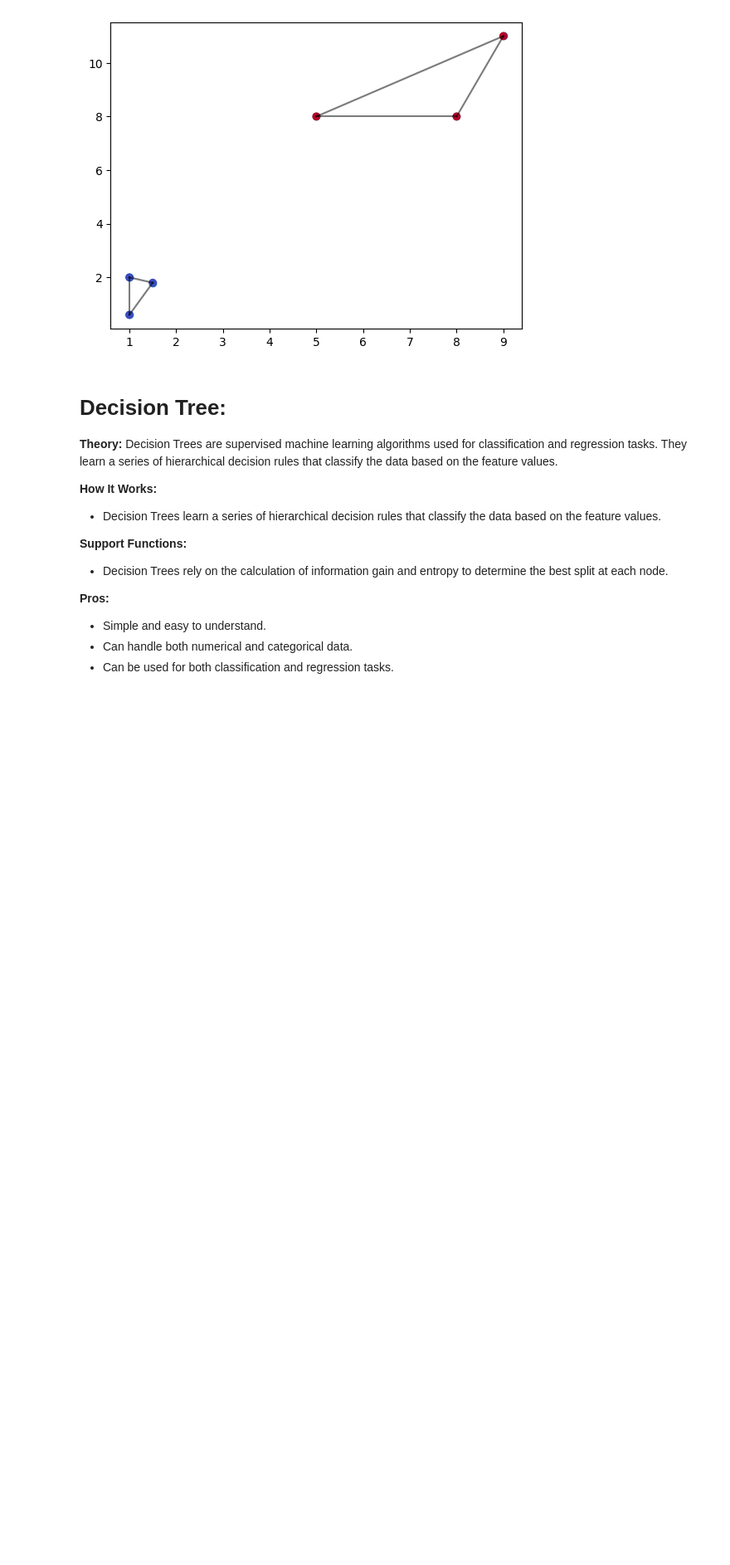
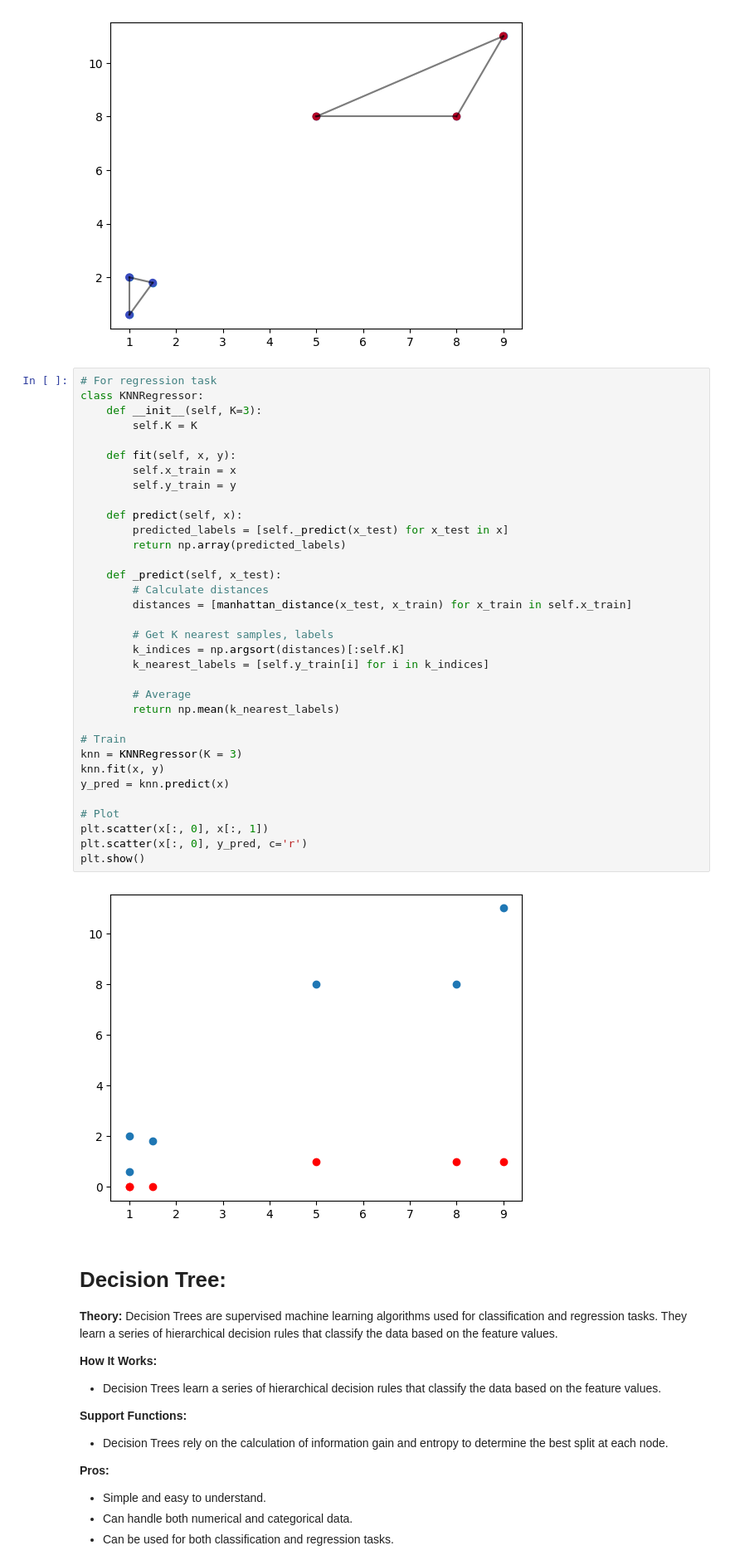
Before and after one commit to KasaiHarcore/Artificial-Intelligent-Skills, a Jupyter notebook: 6. Machine Learning/Machine Learning Summaries.ipynb, the cells around one changed output. Shown at 83% size. Cells and saved outputs as stored; diff of their text form; blank space fills up the shorter version.

Commit message:
Add KNN regression code, fix some basic theory about Binary Classification

```diff
--- a/6. Machine Learning/Machine Learning Summaries.ipynb
+++ b/6. Machine Learning/Machine Learning Summaries.ipynb
@@ -744,6 +738,42 @@ y_pred = knn.predict(x)
 knn.plot_distance_point_to_k(x, y)
 # %% [output]
 [figure]
+# %%
+# For regression task
+class KNNRegressor:
+    def __init__(self, K=3):
+        self.K = K
+
+    def fit(self, x, y):
+        self.x_train = x
+        self.y_train = y
+
+    def predict(self, x):
+        predicted_labels = [self._predict(x_test) for x_test in x]
+        return np.array(predicted_labels)
+
+    def _predict(self, x_test):
+        # Calculate distances
+        distances = [manhattan_distance(x_test, x_train) for x_train in self.x_train]
+
+        # Get K nearest samples, labels
+        k_indices = np.argsort(distances)[:self.K]
+        k_nearest_labels = [self.y_train[i] for i in k_indices]
+
+        # Average
+        return np.mean(k_nearest_labels)
+
+# Train
+knn = KNNRegressor(K = 3)
+knn.fit(x, y)
+y_pred = knn.predict(x)
+
+# Plot
+plt.scatter(x[:, 0], x[:, 1])
+plt.scatter(x[:, 0], y_pred, c='r')
+plt.show()
+# %% [output]
+[figure, added]
 # %% [markdown]
 # Decision Tree:
 
```
Also changed, not shown: parts of 1 cell of this notebook.
